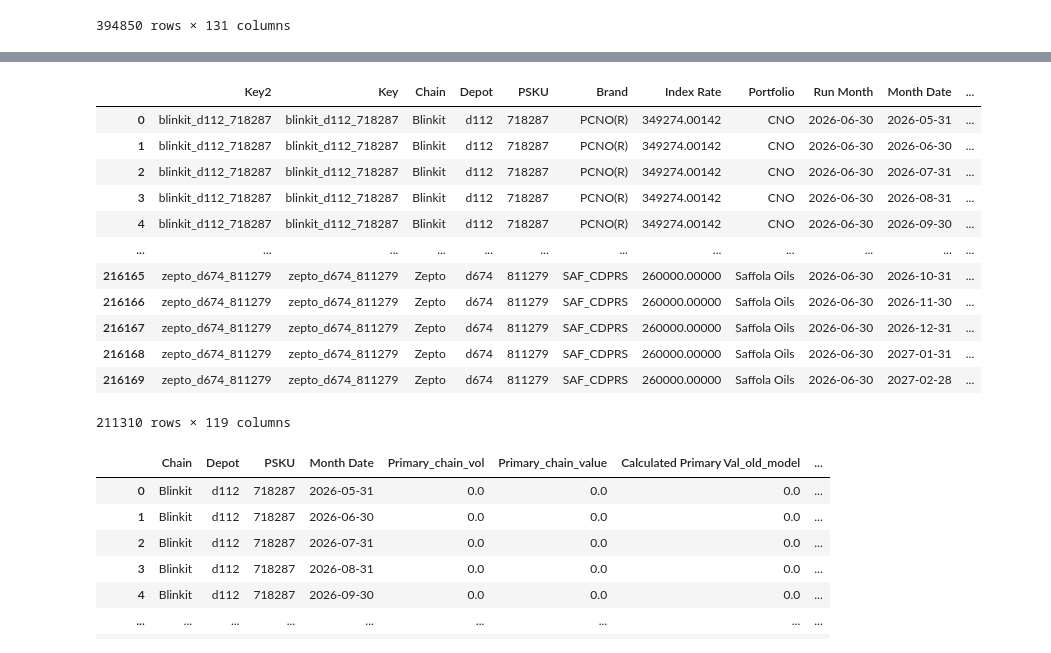
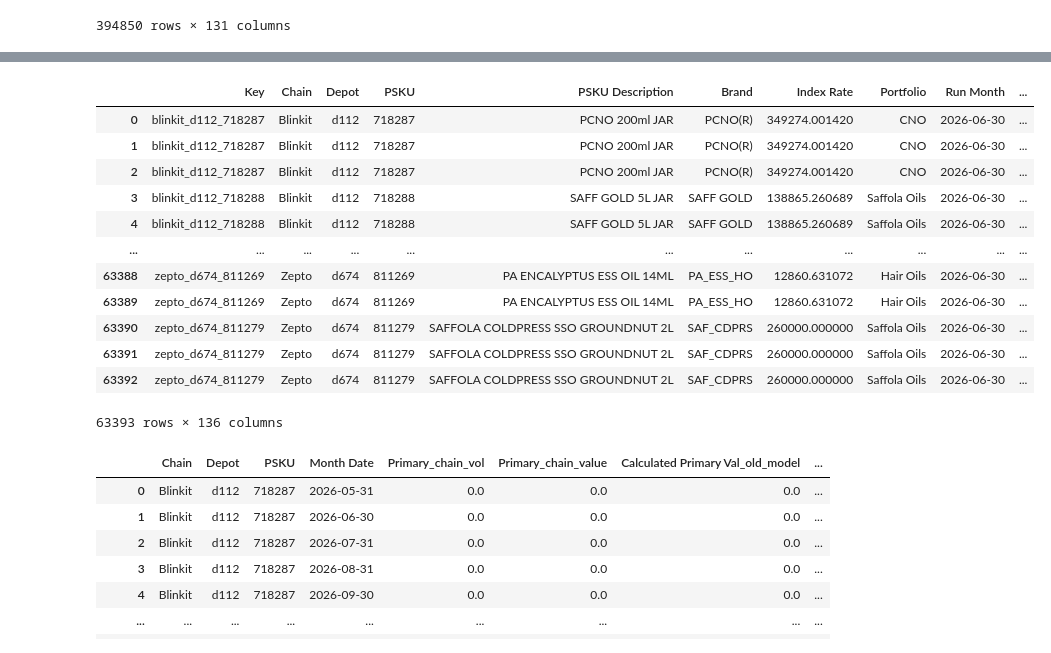
Before and after one commit to DSAmanSingh/collate_results_2, a Jupyter notebook: QCOM_FINAL_offtake_to_secondary_chain_pksu_live_v4_iterative 1.ipynb, the cells around one changed output, grey strips where cells are left out. Drawn from its saved outputs; the diff is of its cells as text; code cells hidden in the pictures.

```diff
--- a/QCOM_FINAL_offtake_to_secondary_chain_pksu_live_v4_iterative 1.ipynb
+++ b/QCOM_FINAL_offtake_to_secondary_chain_pksu_live_v4_iterative 1.ipynb
@@ -3553,6 +3738,6 @@ chain_fc_df
 | 404429 | Zepto_pun-dry-mh2-koregaon_811279 | Zepto_811279 | Zepto | pun-dry-mh2-koregaon | 811279 | SAF_CDPRS | 260000.00000 | Saffola Oils | 2026-06-30 | 2027-02-28 | ... |
 394850 rows × 131 columns
 # %%
-chain_depot_psku_df = pd.read_csv('/data/aman_singh/acuuracy_check/QCOM Chain Depot PSKU Primary_Live run_03_Jun_2026.csv')
+chain_depot_psku_df = pd.read_excel('/data/aman_singh/acuuracy_check/Qcom_chain_depot_psku_forecast.xlsx', sheet_name = 'Base')
 chain_depot_psku_df
 # %% [output]
@@ -3572,18 +3794,18 @@ chain_depot_psku_df
 # %%
-chain_depot_psku_df[chain_depot_psku_df['Depot'].isna()]['Calculated Primary Val'].sum()
+# chain_depot_psku_df[chain_depot_psku_df['Depot'].isna()]['Calculated Primary Val'].sum()
 chain_depot_psku_df.dropna(subset = ['Depot'], inplace = True)
 chain_depot_psku_df
 # %% [output]
-|  | Key2 | Key | Chain | Depot | PSKU | Brand | Index Rate | Portfolio | Run Month | Month Date | ... |
-| 0 | blinkit_d112_718287 | blinkit_d112_718287 | Blinkit | d112 | 718287 | PCNO(R) | 349274.00142 | CNO | 2026-06-30 | 2026-05-31 | ... |
-| 1 | blinkit_d112_718287 | blinkit_d112_718287 | Blinkit | d112 | 718287 | PCNO(R) | 349274.00142 | CNO | 2026-06-30 | 2026-06-30 | ... |
-| 2 | blinkit_d112_718287 | blinkit_d112_718287 | Blinkit | d112 | 718287 | PCNO(R) | 349274.00142 | CNO | 2026-06-30 | 2026-07-31 | ... |
-| 3 | blinkit_d112_718287 | blinkit_d112_718287 | Blinkit | d112 | 718287 | PCNO(R) | 349274.00142 | CNO | 2026-06-30 | 2026-08-31 | ... |
-| 4 | blinkit_d112_718287 | blinkit_d112_718287 | Blinkit | d112 | 718287 | PCNO(R) | 349274.00142 | CNO | 2026-06-30 | 2026-09-30 | ... |
-| ... | ... | ... | ... | ... | ... | ... | ... | ... | ... | ... | ... |
-| 216165 | zepto_d674_811279 | zepto_d674_811279 | Zepto | d674 | 811279 | SAF_CDPRS | 260000.00000 | Saffola Oils | 2026-06-30 | 2026-10-31 | ... |
-| 216166 | zepto_d674_811279 | zepto_d674_811279 | Zepto | d674 | 811279 | SAF_CDPRS | 260000.00000 | Saffola Oils | 2026-06-30 | 2026-11-30 | ... |
-| 216167 | zepto_d674_811279 | zepto_d674_811279 | Zepto | d674 | 811279 | SAF_CDPRS | 260000.00000 | Saffola Oils | 2026-06-30 | 2026-12-31 | ... |
-| 216168 | zepto_d674_811279 | zepto_d674_811279 | Zepto | d674 | 811279 | SAF_CDPRS | 260000.00000 | Saffola Oils | 2026-06-30 | 2027-01-31 | ... |
-| 216169 | zepto_d674_811279 | zepto_d674_811279 | Zepto | d674 | 811279 | SAF_CDPRS | 260000.00000 | Saffola Oils | 2026-06-30 | 2027-02-28 | ... |
+|  | Key | Chain | Depot | PSKU | PSKU Description | Brand | Index Rate | Portfolio | Run Month | ... |
+| 0 | blinkit_d112_718287 | Blinkit | d112 | 718287 | PCNO 200ml JAR | PCNO(R) | 349274.001420 | CNO | 2026-06-30 | ... |
+| 1 | blinkit_d112_718287 | Blinkit | d112 | 718287 | PCNO 200ml JAR | PCNO(R) | 349274.001420 | CNO | 2026-06-30 | ... |
+| 2 | blinkit_d112_718287 | Blinkit | d112 | 718287 | PCNO 200ml JAR | PCNO(R) | 349274.001420 | CNO | 2026-06-30 | ... |
+| 3 | blinkit_d112_718288 | Blinkit | d112 | 718288 | SAFF GOLD 5L JAR | SAFF GOLD | 138865.260689 | Saffola Oils | 2026-06-30 | ... |
+| 4 | blinkit_d112_718288 | Blinkit | d112 | 718288 | SAFF GOLD 5L JAR | SAFF GOLD | 138865.260689 | Saffola Oils | 2026-06-30 | ... |
+| ... | ... | ... | ... | ... | ... | ... | ... | ... | ... | ... |
+| 63388 | zepto_d674_811269 | Zepto | d674 | 811269 | PA ENCALYPTUS ESS OIL 14ML | PA_ESS_HO | 12860.631072 | Hair Oils | 2026-06-30 | ... |
+| 63389 | zepto_d674_811269 | Zepto | d674 | 811269 | PA ENCALYPTUS ESS OIL 14ML | PA_ESS_HO | 12860.631072 | Hair Oils | 2026-06-30 | ... |
+| 63390 | zepto_d674_811279 | Zepto | d674 | 811279 | SAFFOLA COLDPRESS SSO GROUNDNUT 2L | SAF_CDPRS | 260000.000000 | Saffola Oils | 2026-06-30 | ... |
+| 63391 | zepto_d674_811279 | Zepto | d674 | 811279 | SAFFOLA COLDPRESS SSO GROUNDNUT 2L | SAF_CDPRS | 260000.000000 | Saffola Oils | 2026-06-30 | ... |
+| 63392 | zepto_d674_811279 | Zepto | d674 | 811279 | SAFFOLA COLDPRESS SSO GROUNDNUT 2L | SAF_CDPRS | 260000.000000 | Saffola Oils | 2026-06-30 | ... |
-211310 rows × 119 columns
+63393 rows × 136 columns
```
Also changed, not shown: parts of 69 cells of this notebook, 4 other files.
